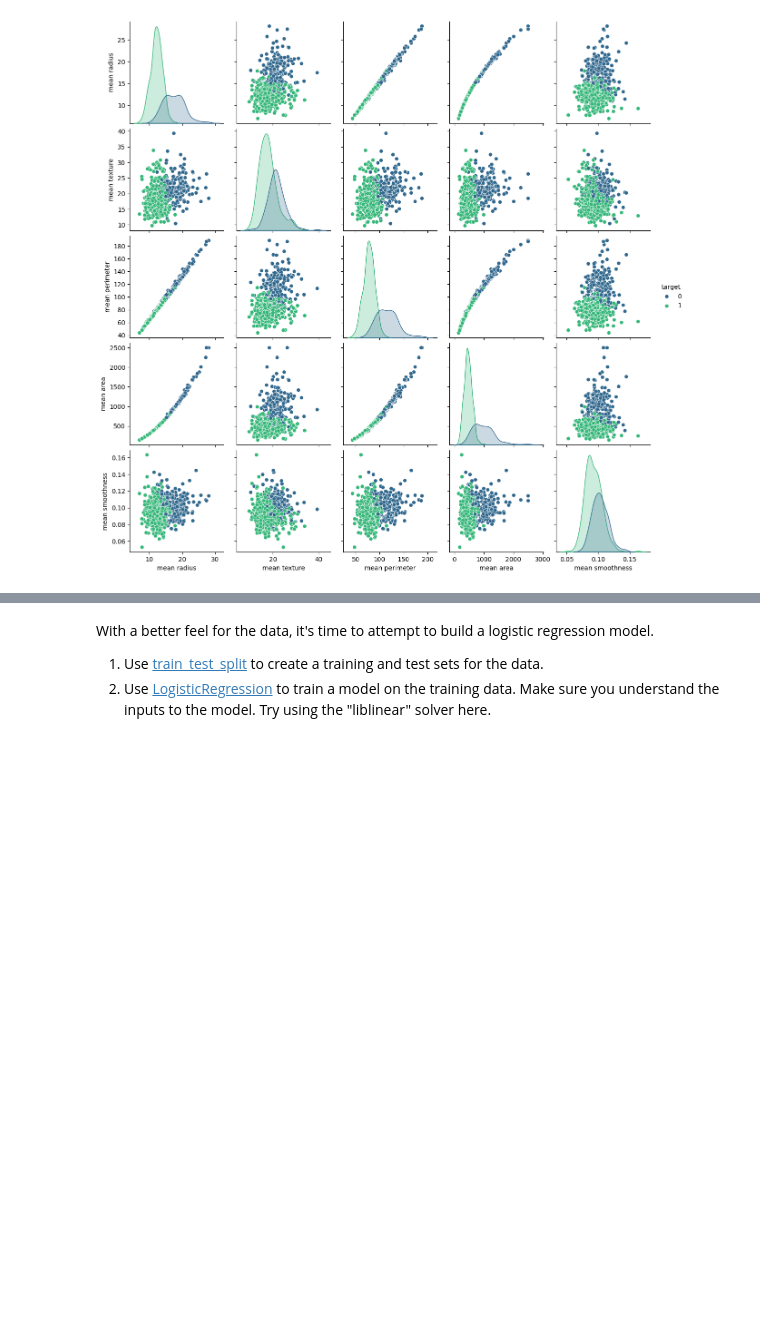
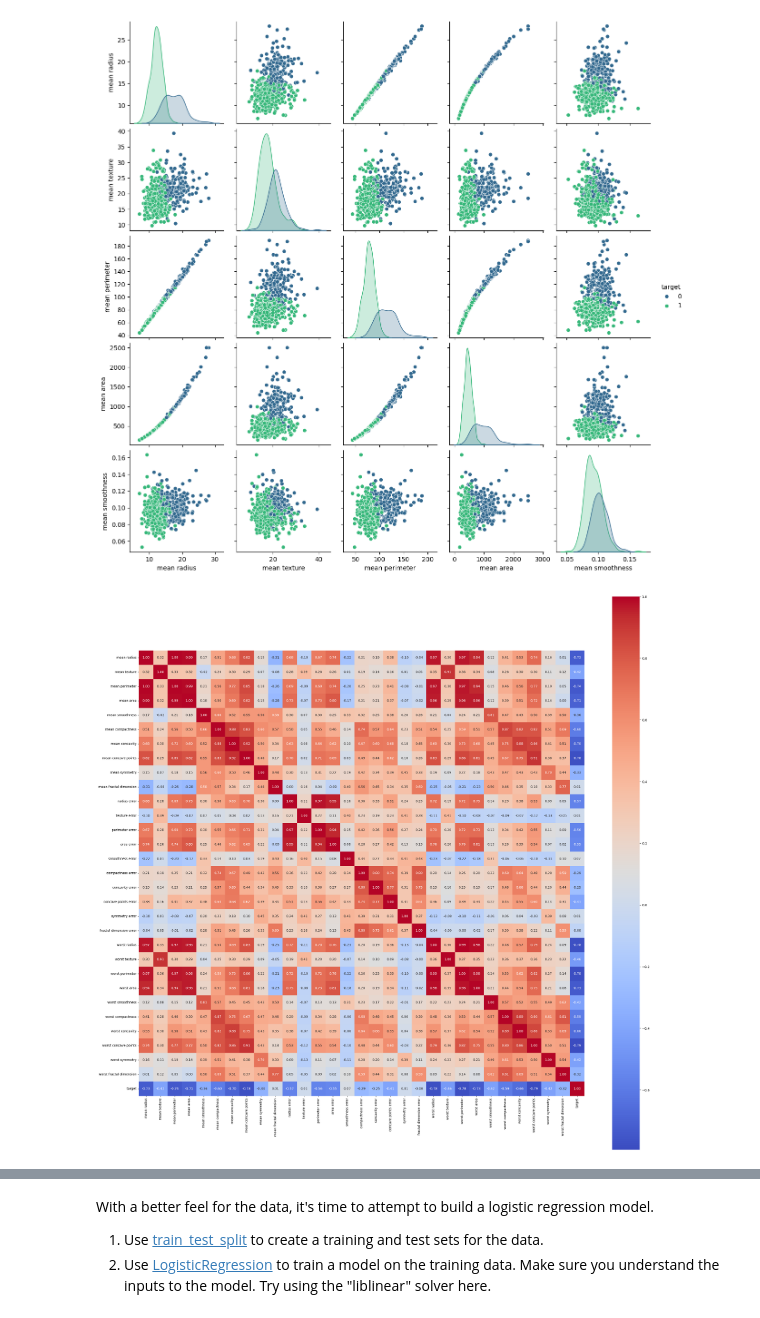
Before and after one commit to hlee014e/ucsd-mle-bootcamp, a Jupyter notebook: Student_MLE_MiniProject_Logistic_Regression.ipynb, the cells around one changed output, grey strips where cells are left out. Drawn from its saved outputs; the diff is of its cells as text; code cells hidden in the pictures; blank space fills up the shorter version.

```diff
--- a/Student_MLE_MiniProject_Logistic_Regression.ipynb
+++ b/Student_MLE_MiniProject_Logistic_Regression.ipynb
@@ -123,2 +121,11 @@ plt.show()
+# %%
+# Create a correlation coefficeint heatmap
+correlation_matrix=df.corr()
+df.shape
+plt.figure(figsize=(31,31))
+sns.heatmap(correlation_matrix,annot=True, cmap='coolwarm',fmt=".2f",square=True)
+plt.show()
+# %% [output]
+[figure, added]
 # %%
 # Create a boxplot for mean radius by target type
```
Also changed, not shown: parts of 4 cells of this notebook.
